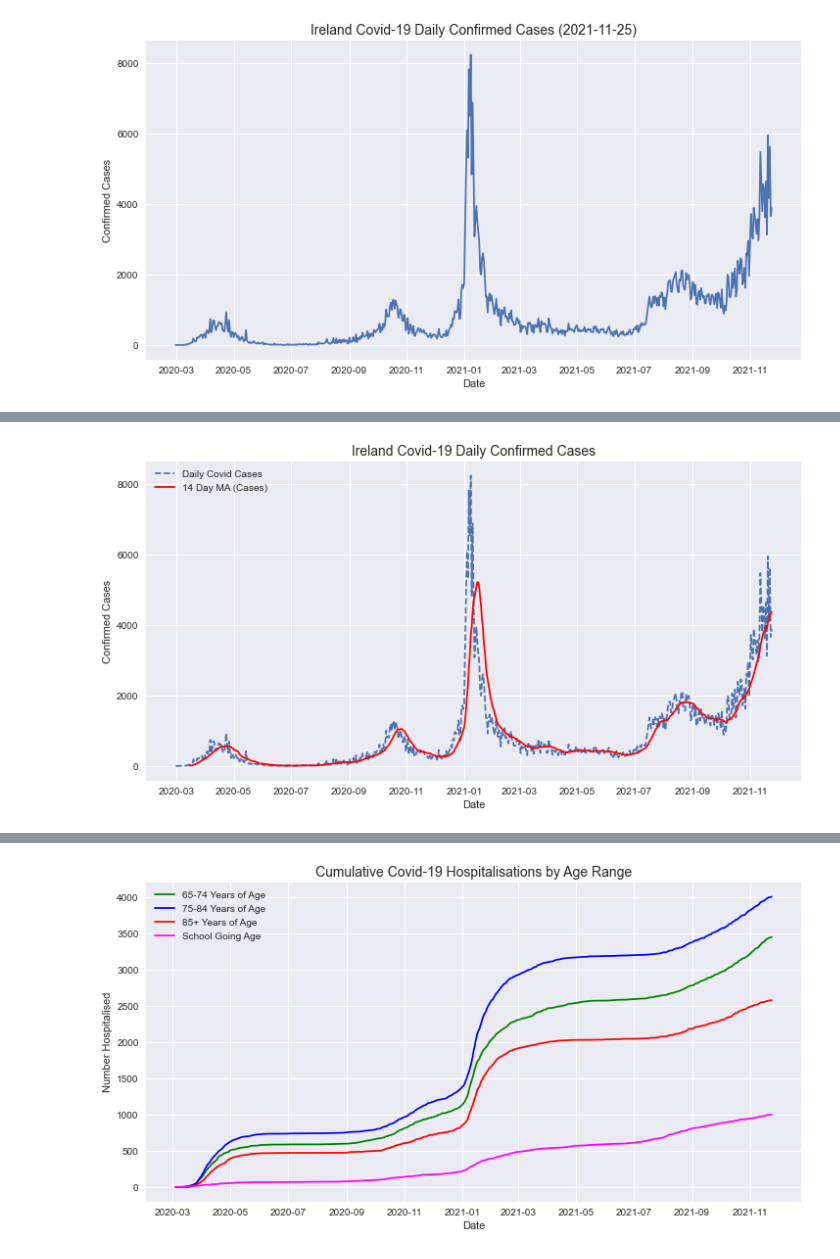
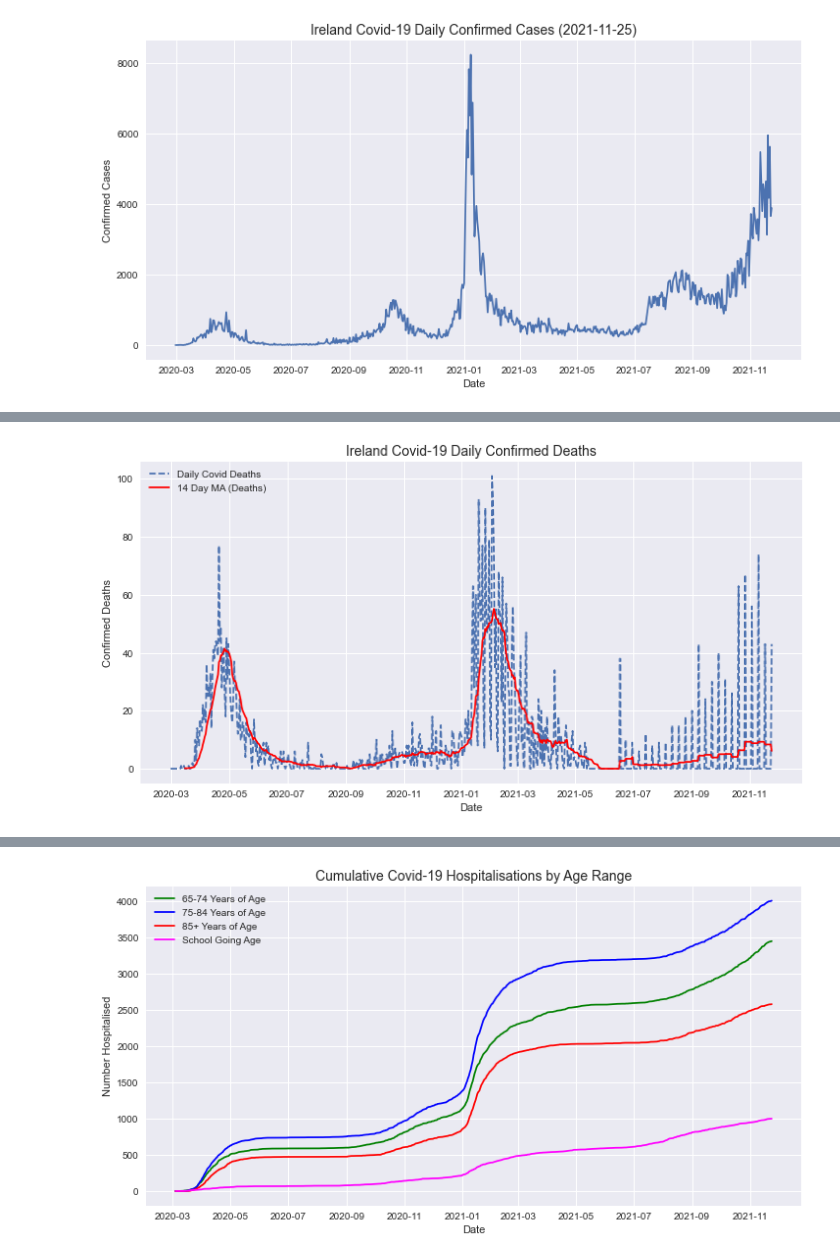
Before and after one commit to Sam-Tracey/Fundamentals-of-Data-Analysis, a Jupyter notebook: pyplot.ipynb, the cells around one changed output, grey strips where cells are left out. Drawn from its saved outputs; the diff is of its cells as text; code cells hidden in the pictures.

```diff
--- a/pyplot.ipynb
+++ b/pyplot.ipynb
@@ -165,12 +158,14 @@ df['ma_14_cases'] = pd.Series.rolling(df['ConfirmedCovidCases'], window=14).mean
-# %%
-fig, ax = plt.subplots()
-ax.plot(df['Date'], df['ConfirmedCovidCases'], linestyle='dashed', label='Daily Covid Cases')
-ax.plot(df['Date'], df['ma_14_cases'], color='red', label='14 Day MA (Cases)')
-ax.set_title('Ireland Covid-19 Daily Confirmed Cases', fontsize=14)
-ax.set_xlabel('Date')
-ax.set_ylabel('Confirmed Cases')
-ax.legend(loc="upper left")
-
-plt.show()
-# %% [output]
-[figure, removed]
+# %%
+# Creating two graphs on one plot showing raw data and smoothed data.
+
+fig, ax = plt.subplots()
+ax.plot(df['Date'], df['ConfirmedCovidDeaths'], linestyle='dashed', label='Daily Covid Deaths')
+ax.plot(df['Date'], df['ma_14_deaths'], color='red', label='14 Day MA (Deaths)')
+ax.set_title('Ireland Covid-19 Daily Confirmed Deaths', fontsize=14)
+ax.set_xlabel('Date')
+ax.set_ylabel('Confirmed Deaths')
+ax.legend(loc="upper left")
+
+plt.show()
+# %% [output]
+[figure, added]
```
Also changed, not shown: parts of 5 cells of this notebook, 1 other file.
